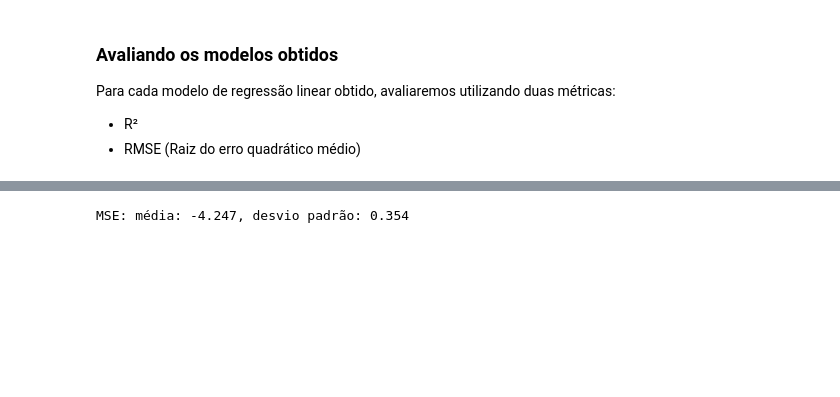
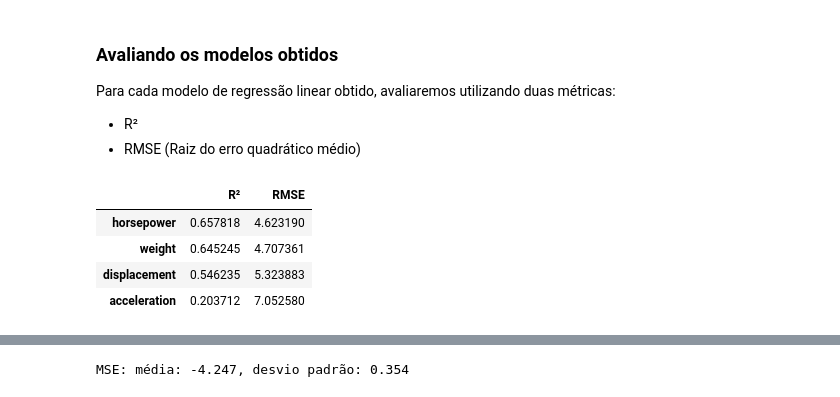
Before and after one commit to Carne-de-Pescoco/kaggle-used-car, a Jupyter notebook: notebooks/3_modeling_evaluation_suto.ipynb, the cells around one changed output, grey strips where cells are left out. Saved outputs shown, nothing was run; the diff lists cells and outputs as text; code cells hidden in the pictures; blank space fills up the shorter version.

```diff
--- a/notebooks/3_modeling_evaluation_suto.ipynb
+++ b/notebooks/3_modeling_evaluation_suto.ipynb
@@ -117,0 +127,19 @@ Para cada modelo de regressão linear obtido, avaliaremos utilizando duas métri
+# %%
+dct_metrics = {}
+
+for feature in df_data[lst_continuas_sem_mpg].columns:
+    model = LinearRegression()
+    model.fit(X_train[feature].values.reshape(-1, 1), y_train)
+    y_pred = model.predict(X_test[feature].values.reshape(-1, 1))
+    dct_metrics[feature] = {"R²":r2_score(y_test, y_pred),
+                              "RMSE": mean_squared_error(y_test, y_pred)**.5}
+
+df_metrics = pd.DataFrame.from_dict(dct_metrics, orient='index')
+
+df_metrics.sort_values(by="RMSE", ascending=True)
+# %% [output]
+|  | R² | RMSE |
+| horsepower | 0.657818 | 4.623190 |
+| weight | 0.645245 | 4.707361 |
+| displacement | 0.546235 | 5.323883 |
+| acceleration | 0.203712 | 7.052580 |
```
Also changed, not shown: parts of 7 cells of this notebook.
